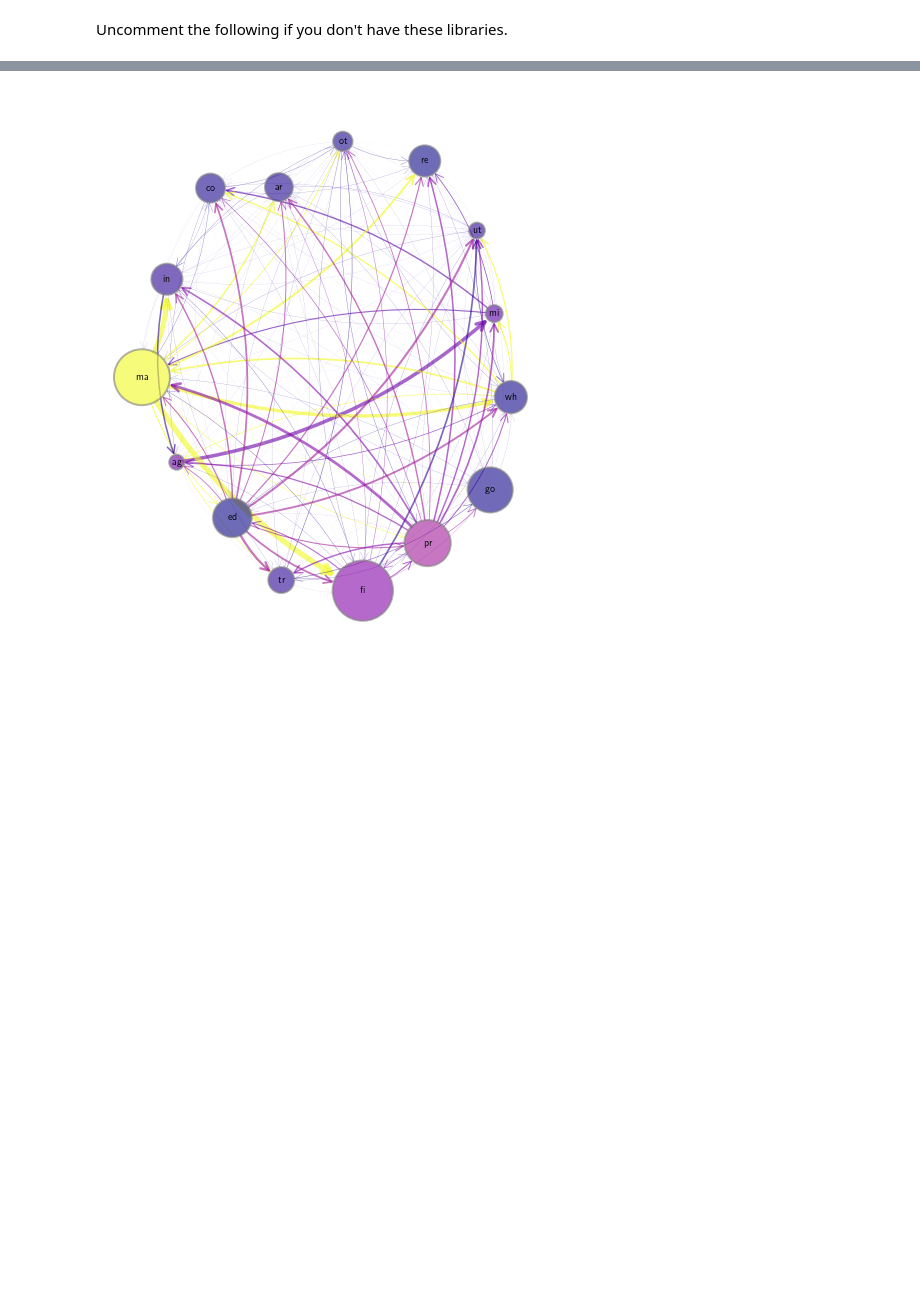
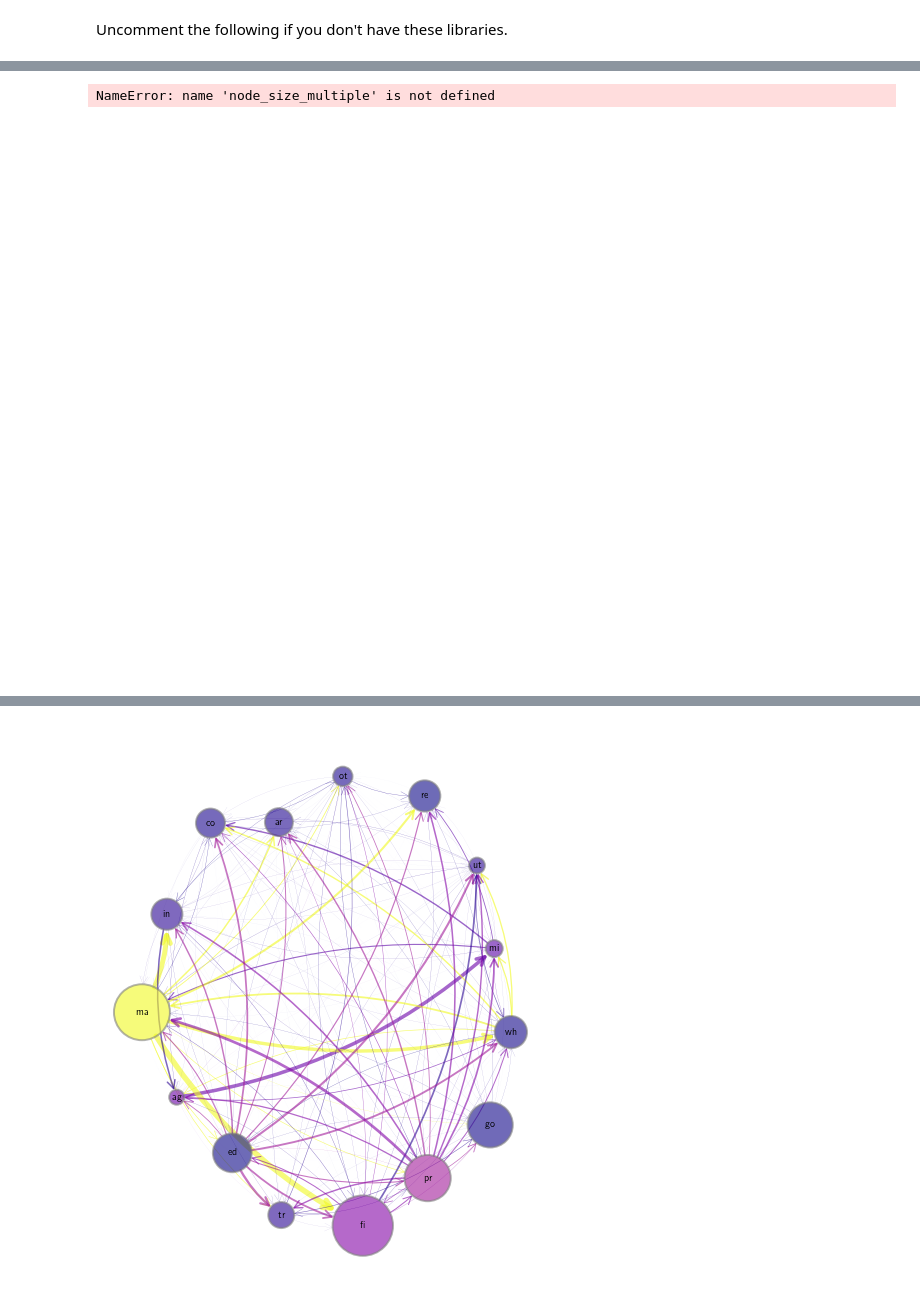
Before and after one commit to jstac/paris_workshop_2022, a Jupyter notebook: multisector_production.ipynb, the cells around one changed output, grey strips where cells are left out. Drawn from its saved outputs; the diff is of its cells as text; code cells hidden in the pictures; blank space fills up the shorter version.

```diff
--- a/multisector_production.ipynb
+++ b/multisector_production.ipynb
@@ -57,23 +74,18 @@ ch2_data = qbn_data.production()
 # %%
 codes = ch2_data["us_sectors_15"]["codes"]
 Z = ch2_data["us_sectors_15"]["adjacency_matrix"]
-X = ch2_data["us_sectors_15"]["total_industry_sales"]
+x = ch2_data["us_sectors_15"]["total_industry_sales"]
 # %%
-def build_coefficient_matrices(Z, X):
+def build_coefficient_matrix(Z, x):
     """
-    Build coefficient matrices A and F from Z and X via
-
-        A[i, j] = Z[i, j] / X[j]
-        F[i, j] = Z[i, j] / X[i]
+    Build coefficient matrix  A[i, j] = Z[i, j] / x[j]
 
     """
-    A, F = np.empty_like(Z), np.empty_like(Z)
+    A = np.empty_like(Z)
     n = A.shape[0]
     for i in range(n):
         for j in range(n):
-            A[i, j] = Z[i, j] / X[j]
-            F[i, j] = Z[i, j] / X[i]
+            A[i, j] = Z[i, j] / x[j]
+    return A
 
-    return A, F
-
-A, F = build_coefficient_matrices(Z, X)
+A = build_coefficient_matrix(Z, x)
@@ -79,0 +123,60 @@ A, F = build_coefficient_matrices(Z, X)
+# %%
+fig, ax = plt.subplots(figsize=(8, 10))
+plt.axis("off")
+G = nx.DiGraph()
+N = len(A)
+
+# Add nodes, with weights by sales of the sector
+for i, w in enumerate(x):
+    G.add_node(codes[i], weight=w, name=codes[i])
+
+node_sizes = X * node_size_multiple
+
+node_pos_dict = nx.spring_layout(G, seed=1234)
+
+
+# Add the edges, along with their colors and widths
+edge_colors = []
+edge_widths = []
+for i in range(N):
+    for j in range(N):
+        a = A[i, j]
+        G.add_edge(codes[i], codes[j])
+        edge_colors.append(node_color_list[i])
+        width = a * edge_size_multiple
+        edge_widths.append(width)
+
+# Get rid of self-loops
+G.remove_edges_from(nx.selfloop_edges(G))
+
+# Plot the networks
+nx.draw_networkx_nodes(G,
+                       node_pos_dict,
+                       node_color=node_color_list,
+                       node_size=node_sizes,
+                       edgecolors='grey',
+                       linewidths=2,
+                       alpha=0.6,
+                       ax=ax)
+
+nx.draw_networkx_labels(G,
+                        node_pos_dict,
+                        font_size=10,
+                        ax=ax)
+
+nx.draw_networkx_edges(G,
+                       node_pos_dict,
+                       edge_color=edge_colors,
+                       width=edge_widths,
+                       arrows=True,
+                       arrowsize=20,
+                       alpha=0.6,
+                       ax=ax,
+                       arrowstyle='->',
+                       node_size=node_sizes,
+                       connectionstyle='arc3,rad=0.15')
+
+plt.show()
+# %% [output]
+NameError: name 'node_size_multiple' is not defined
+[figure, added]
```
Also changed, not shown: parts of 16 cells of this notebook, 4 other files.
